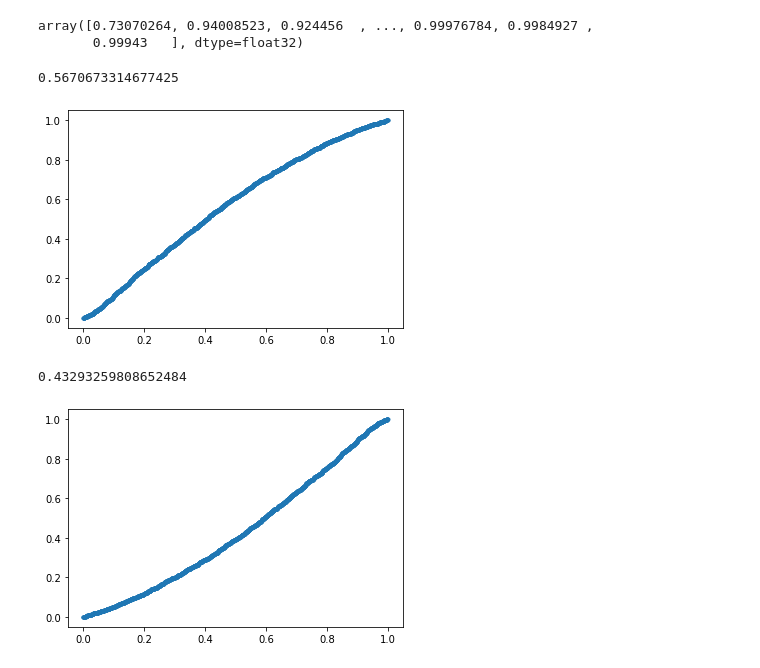
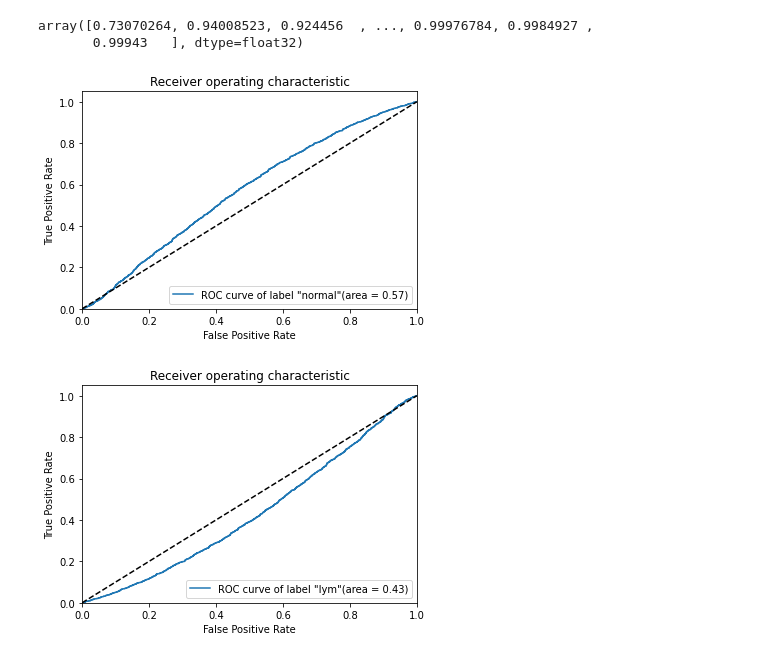
Before and after one commit to BrotherKim/KAIST_CODE, a Jupyter notebook: SEP592/BK_resnet50_BRCA_classification_32_ROC.ipynb, the cells around one changed output. Cells and saved outputs as stored; diff of their text form; code cells hidden in the pictures.

```diff
--- a/SEP592/BK_resnet50_BRCA_classification_32_ROC.ipynb
+++ b/SEP592/BK_resnet50_BRCA_classification_32_ROC.ipynb
@@ -400,25 +400,41 @@ array([0.73070264, 0.94008523, 0.924456  , ..., 0.99976784, 0.9984927 ,
 # %%
 from sklearn.metrics import roc_curve, auc
 from matplotlib import pyplot as plt
 
 nn_fpr, nn_tpr, nn_th = roc_curve(testGen.classes, testprediction[:,0])
 auc_pred = auc(nn_fpr, nn_tpr)
-plt.plot(nn_fpr, nn_tpr, marker='.', label='test')
-print(auc_pred)
+
+plt.figure()
+plt.plot(nn_fpr, nn_tpr, label='ROC curve of label "normal"(area = %0.2f)' % auc_pred)
+plt.plot([0, 1], [0, 1], 'k--')
+plt.xlim([0.0, 1.0])
+plt.ylim([0.0, 1.05])
+plt.xlabel('False Positive Rate')
+plt.ylabel('True Positive Rate')
+plt.title('Receiver operating characteristic')
+plt.legend(loc="lower right")
+plt.show()
 # %% [output]
-0.5670673314677425
-[figure, old version]
+[figure, new version]
 # %%
 from sklearn.metrics import roc_curve, auc
 from matplotlib import pyplot as plt
 
 nn_fpr, nn_tpr, nn_th = roc_curve(testGen.classes, testprediction[:,1])
 auc_pred = auc(nn_fpr, nn_tpr)
-plt.plot(nn_fpr, nn_tpr, marker='.', label='test')
-print(auc_pred)
+
+plt.figure()
+plt.plot(nn_fpr, nn_tpr, label='ROC curve of label "lym"(area = %0.2f)' % auc_pred)
+plt.plot([0, 1], [0, 1], 'k--')
+plt.xlim([0.0, 1.0])
+plt.ylim([0.0, 1.05])
+plt.xlabel('False Positive Rate')
+plt.ylabel('True Positive Rate')
+plt.title('Receiver operating characteristic')
+plt.legend(loc="lower right")
+plt.show()
 # %% [output]
-0.43293259808652484
-[figure, old version]
+[figure, new version]
 # %%
 len(testGen.labels)
 #for i in range(100):
```
Also changed, not shown: parts of 1 cell of this notebook.
